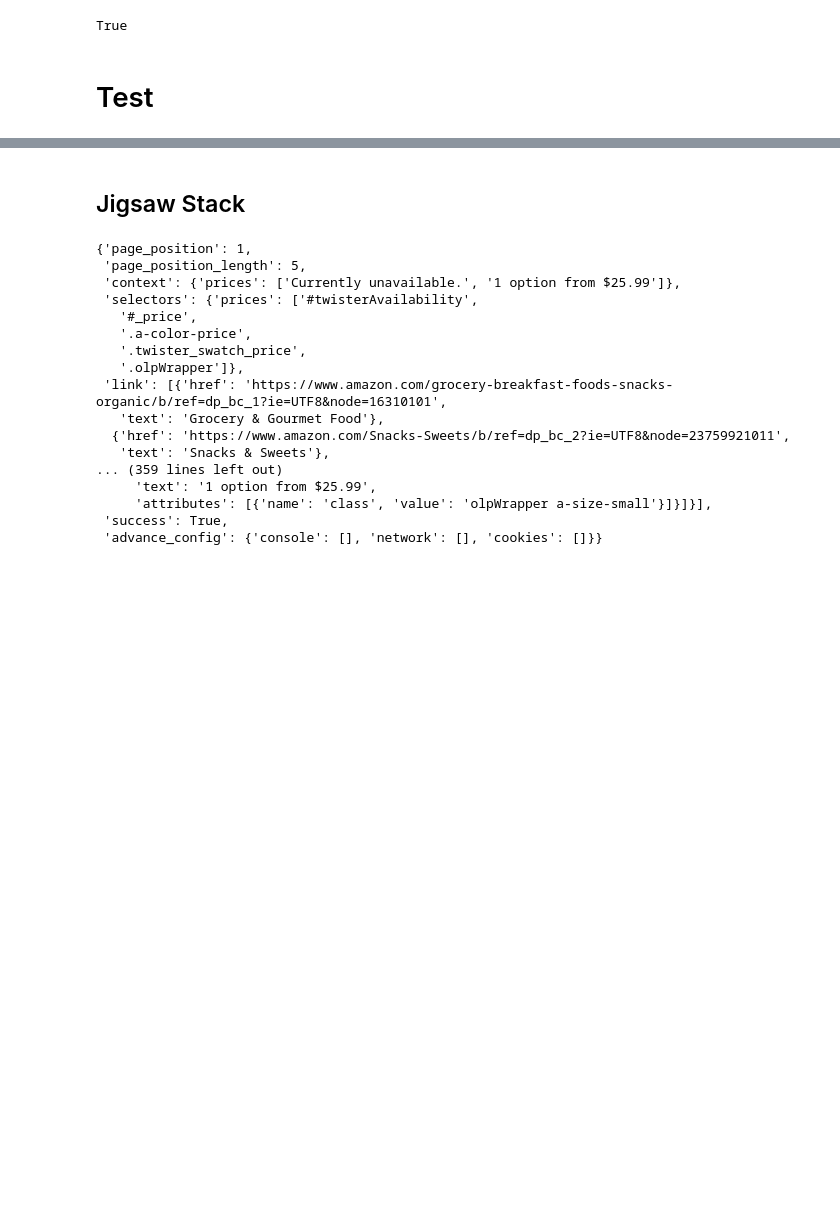
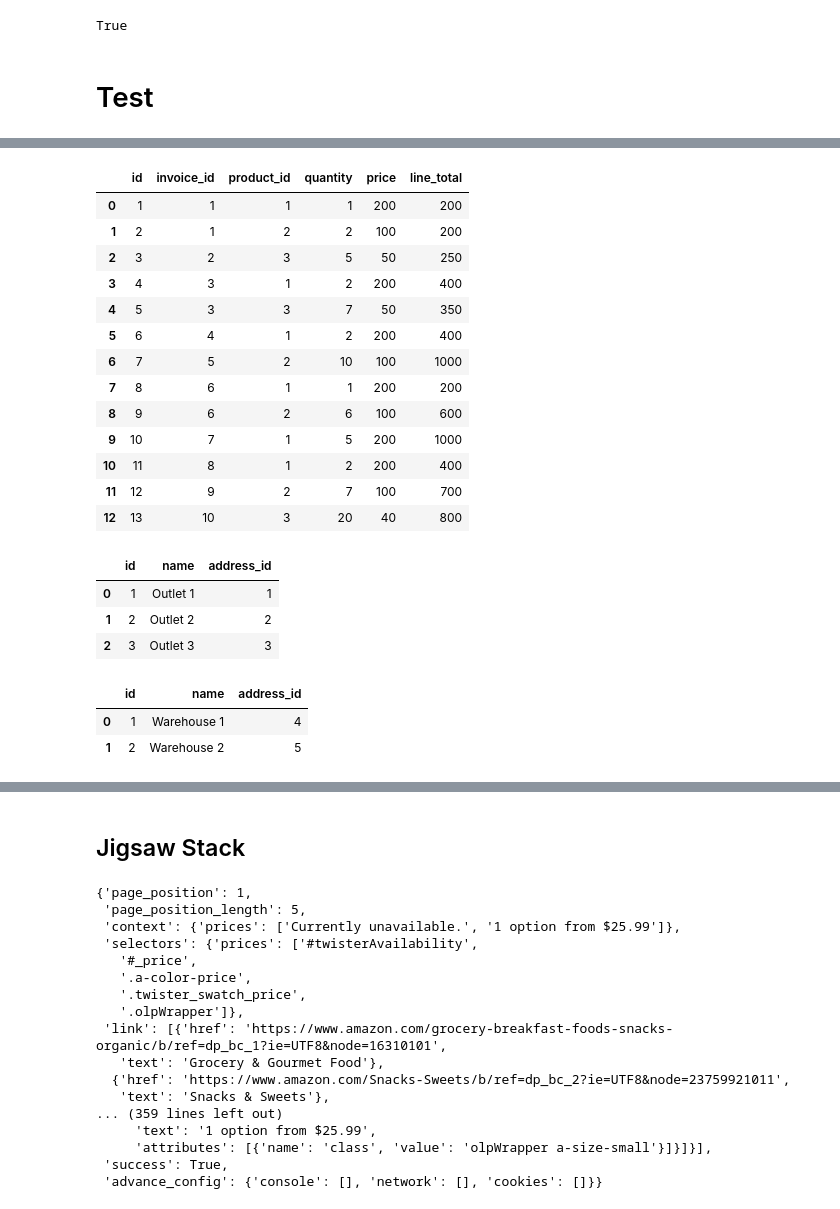
Before and after one commit to leonardltk/2025-smol-hackathon, a Jupyter notebook: debug.ipynb, the cells around one changed output, grey strips where cells are left out. Drawn from its saved outputs; the diff is of its cells as text; code cells hidden in the pictures; blank space fills up the shorter version.

Commit message:
preprocess tables

```diff
--- a/debug.ipynb
+++ b/debug.ipynb
@@ -14,0 +46,30 @@ True
+# %%
+pd.read_csv('data/tables/Invoice Item.csv')
+# %% [output]
+|  | id | invoice_id | product_id | quantity | price | line_total |
+| 0 | 1 | 1 | 1 | 1 | 200 | 200 |
+| 1 | 2 | 1 | 2 | 2 | 100 | 200 |
+| 2 | 3 | 2 | 3 | 5 | 50 | 250 |
+| 3 | 4 | 3 | 1 | 2 | 200 | 400 |
+| 4 | 5 | 3 | 3 | 7 | 50 | 350 |
+| 5 | 6 | 4 | 1 | 2 | 200 | 400 |
+| 6 | 7 | 5 | 2 | 10 | 100 | 1000 |
+| 7 | 8 | 6 | 1 | 1 | 200 | 200 |
+| 8 | 9 | 6 | 2 | 6 | 100 | 600 |
+| 9 | 10 | 7 | 1 | 5 | 200 | 1000 |
+| 10 | 11 | 8 | 1 | 2 | 200 | 400 |
+| 11 | 12 | 9 | 2 | 7 | 100 | 700 |
+| 12 | 13 | 10 | 3 | 20 | 40 | 800 |
+# %%
+pd.read_csv('data/tables/Outlet Table.csv')
+# %% [output]
+|  | id | name | address_id |
+| 0 | 1 | Outlet 1 | 1 |
+| 1 | 2 | Outlet 2 | 2 |
+| 2 | 3 | Outlet 3 | 3 |
+# %%
+pd.read_csv('data/tables/Warehouse Table.csv')
+# %% [output]
+|  | id | name | address_id |
+| 0 | 1 | Warehouse 1 | 4 |
+| 1 | 2 | Warehouse 2 | 5 |
```
Also changed, not shown: parts of 14 cells of this notebook, 9 other files.
